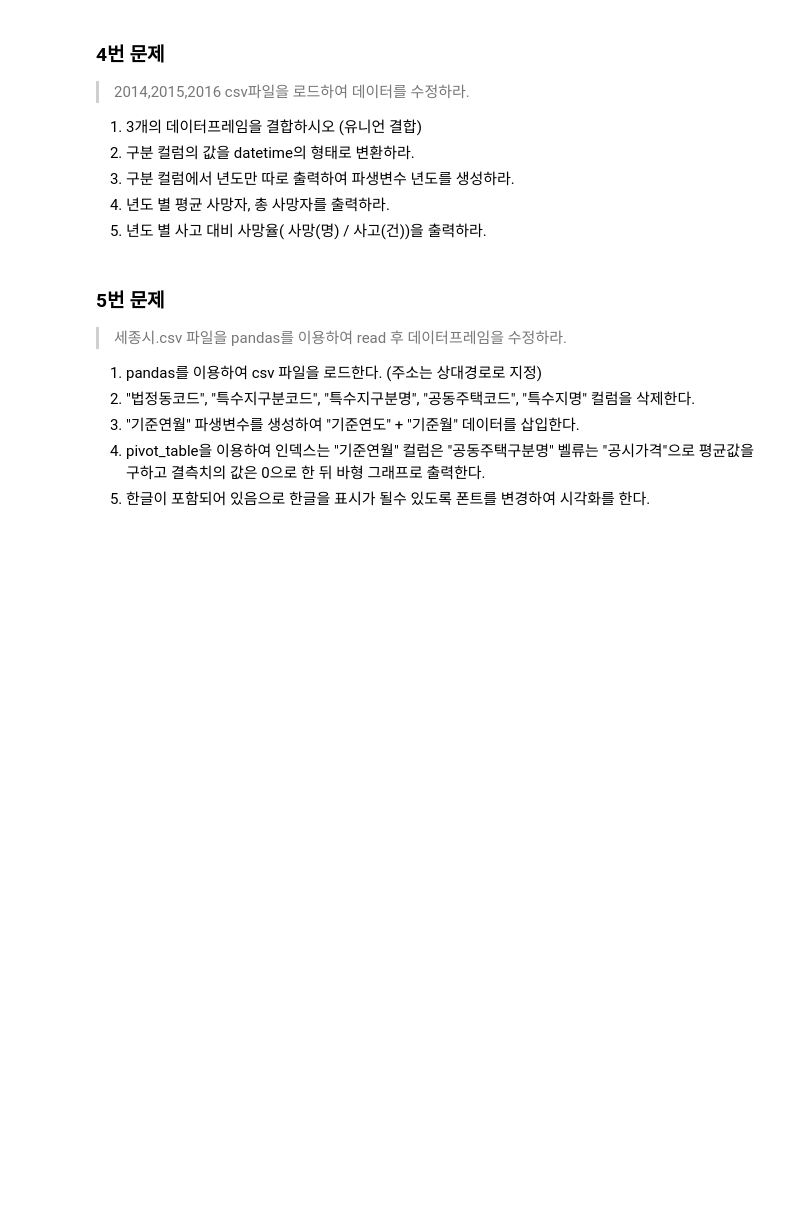
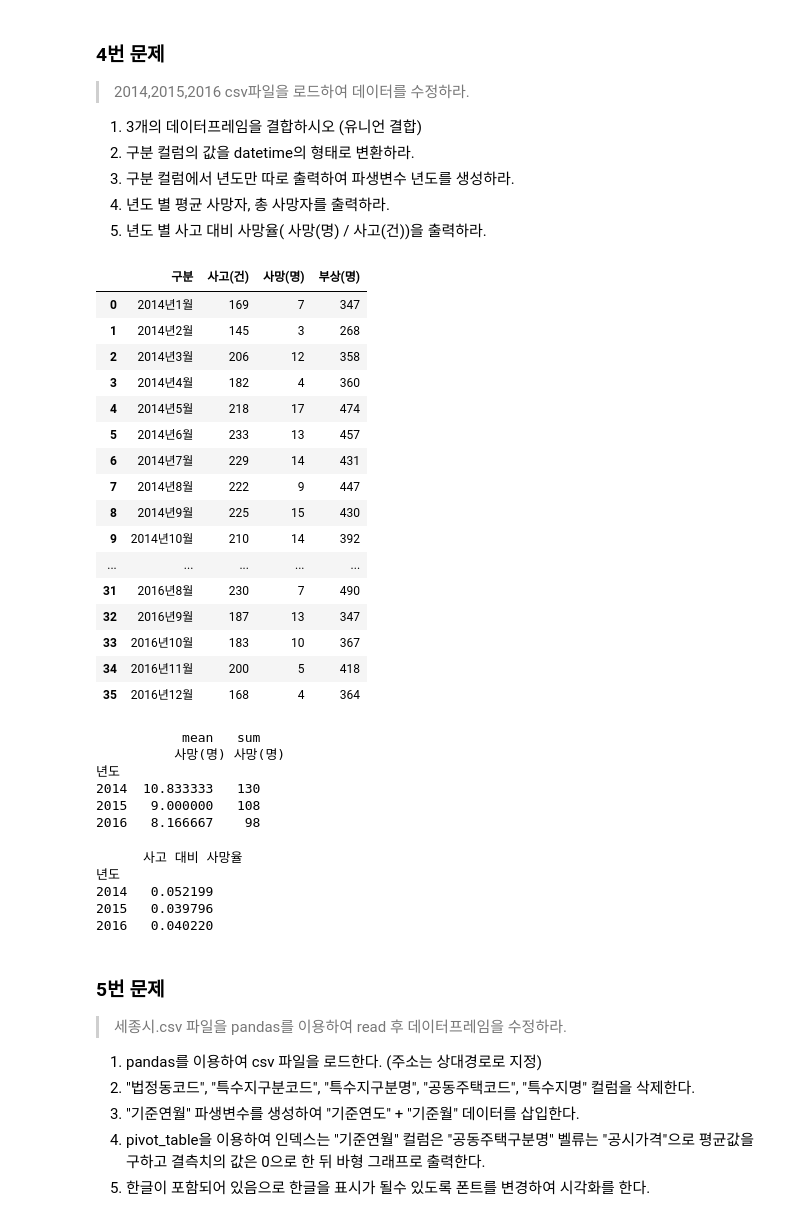
Before and after one commit to KHseo32/test, a Jupyter notebook: Level_Test_1/LEVEL TEST_서규헌.ipynb, the cells around one changed output. Cells and saved outputs as stored; diff of their text form; code cells hidden in the pictures; blank space fills up the shorter version.

```diff
--- a/Level_Test_1/LEVEL TEST_서규헌.ipynb
+++ b/Level_Test_1/LEVEL TEST_서규헌.ipynb
@@ -38,3 +96,28 @@
 3. 구분 컬럼에서 년도만 따로 출력하여 파생변수 년도를 생성하라.
 4. 년도 별 평균 사망자, 총 사망자를 출력하라.
 5. 년도 별 사고 대비 사망율( 사망(명) / 사고(건))을 출력하라.
+# %%
+d_2014=pd.read_csv('./csv/2014.csv', encoding= 'cp949')
+d_2015=pd.read_csv('./csv/2015.csv', encoding= 'cp949')
+d_2016=pd.read_csv('./csv/2016.csv', encoding= 'cp949')
+# %%
+d_concat = pd.concat([d_2014, d_2015, d_2016], ignore_index= True)
+d_concat
+# %% [output]
+|  | 구분 | 사고(건) | 사망(명) | 부상(명) |
+| 0 | 2014년1월 | 169 | 7 | 347 |
+| 1 | 2014년2월 | 145 | 3 | 268 |
+| 2 | 2014년3월 | 206 | 12 | 358 |
+| 3 | 2014년4월 | 182 | 4 | 360 |
+| 4 | 2014년5월 | 218 | 17 | 474 |
+| 5 | 2014년6월 | 233 | 13 | 457 |
+| 6 | 2014년7월 | 229 | 14 | 431 |
+| 7 | 2014년8월 | 222 | 9 | 447 |
+| 8 | 2014년9월 | 225 | 15 | 430 |
+| 9 | 2014년10월 | 210 | 14 | 392 |
+| ... | ... | ... | ... | ... |
+| 31 | 2016년8월 | 230 | 7 | 490 |
+| 32 | 2016년9월 | 187 | 13 | 347 |
+| 33 | 2016년10월 | 183 | 10 | 367 |
+| 34 | 2016년11월 | 200 | 5 | 418 |
+| 35 | 2016년12월 | 168 | 4 | 364 |
@@ -41,3 +126,24 @@
+# %%
+d_concat['년도'] = d_concat['구분'].dt.year
+d_pivot_1 = d_concat.pivot_table(index='년도', values='사망(명)', aggfunc=['mean', 'sum'])
+print(d_pivot_1)
+# %% [output]
+           mean   sum
+          사망(명) 사망(명)
+년도
+2014  10.833333   130
+2015   9.000000   108
+2016   8.166667    98
+# %%
+d_concat['사고 대비 사망율'] = d_concat['사망(명)'] / d_concat['사고(건)']
+d_pivot_2 = d_concat.pivot_table(index='년도', values='사고 대비 사망율', aggfunc='mean')
+print(d_pivot_2)
+# %% [output]
+      사고 대비 사망율
+년도
+2014   0.052199
+2015   0.039796
+2016   0.040220
 # %% [markdown]
 ### 5번 문제
 > 세종시.csv 파일을 pandas를 이용하여 read 후 데이터프레임을 수정하라.
```
Also changed, not shown: parts of 10 cells of this notebook, 2 other files.
